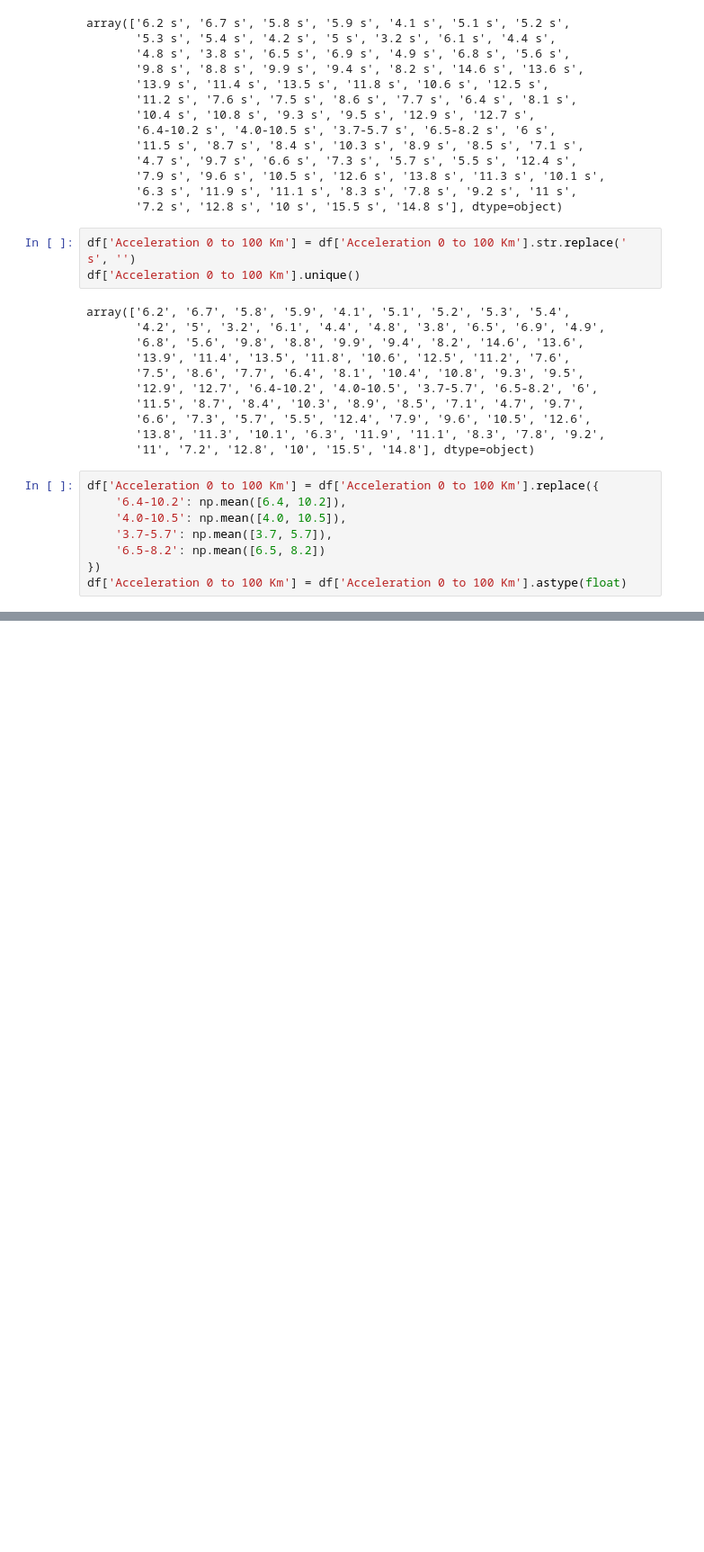
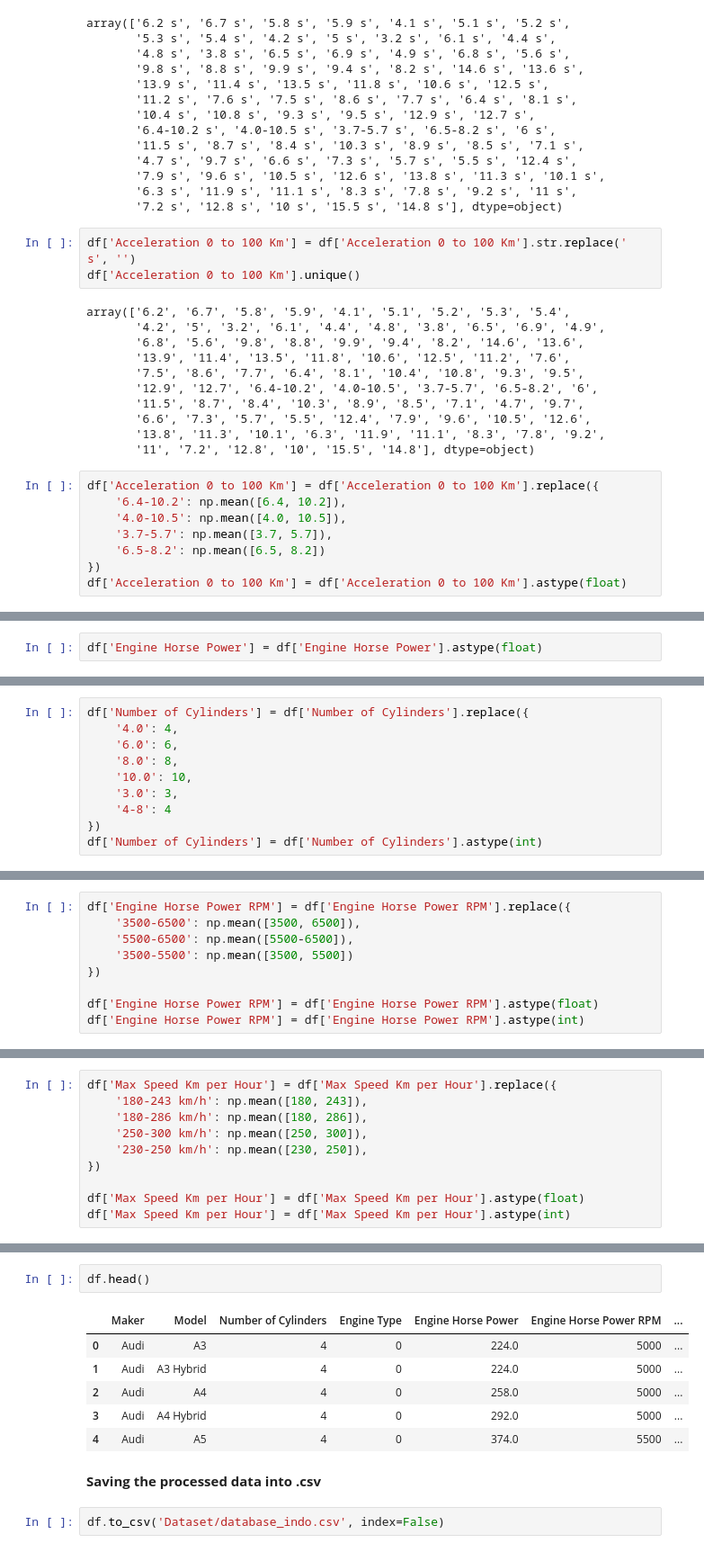
Before and after one commit to Lut-Fuel/Machine-Learning, a Jupyter notebook: Data_Indonesia.ipynb, the cells around one changed output, grey strips where cells are left out. Shown: that part at 90% size. Cells and saved outputs as stored; diff of their text form; blank space fills up the shorter version.

Commit message:
Doned all of the data processing for all columns

```diff
--- a/Data_Indonesia.ipynb
+++ b/Data_Indonesia.ipynb
@@ -419,0 +447,2 @@ df['Acceleration 0 to 100 Km'] = df['Acceleration 0 to 100 Km'].astype(float)
+# %%
+df['Engine Horse Power'] = df['Engine Horse Power'].astype(float)
@@ -419,0 +458,10 @@ df['Acceleration 0 to 100 Km'] = df['Acceleration 0 to 100 Km'].astype(float)
+# %%
+df['Number of Cylinders'] = df['Number of Cylinders'].replace({
+    '4.0': 4,
+    '6.0': 6,
+    '8.0': 8,
+    '10.0': 10,
+    '3.0': 3,
+    '4-8': 4
+})
+df['Number of Cylinders'] = df['Number of Cylinders'].astype(int)
@@ -419,0 +479,9 @@ df['Acceleration 0 to 100 Km'] = df['Acceleration 0 to 100 Km'].astype(float)
+# %%
+df['Engine Horse Power RPM'] = df['Engine Horse Power RPM'].replace({
+    '3500-6500': np.mean([3500, 6500]),
+    '5500-6500': np.mean([5500-6500]),
+    '3500-5500': np.mean([3500, 5500])
+})
+
+df['Engine Horse Power RPM'] = df['Engine Horse Power RPM'].astype(float)
+df['Engine Horse Power RPM'] = df['Engine Horse Power RPM'].astype(int)
@@ -419,0 +500,10 @@ df['Acceleration 0 to 100 Km'] = df['Acceleration 0 to 100 Km'].astype(float)
+# %%
+df['Max Speed Km per Hour'] = df['Max Speed Km per Hour'].replace({
+    '180-243 km/h': np.mean([180, 243]),
+    '180-286 km/h': np.mean([180, 286]),
+    '250-300 km/h': np.mean([250, 300]),
+    '230-250 km/h': np.mean([230, 250]),
+})
+
+df['Max Speed Km per Hour'] = df['Max Speed Km per Hour'].astype(float)
+df['Max Speed Km per Hour'] = df['Max Speed Km per Hour'].astype(int)
@@ -439,0 +539,13 @@ memory usage: 22.3+ KB
+# %%
+df.head()
+# %% [output]
+|  | Maker | Model | Number of Cylinders | Engine Type | Engine Horse Power | Engine Horse Power RPM | ... |
+| 0 | Audi | A3 | 4 | 0 | 224.0 | 5000 | ... |
+| 1 | Audi | A3 Hybrid | 4 | 0 | 224.0 | 5000 | ... |
+| 2 | Audi | A4 | 4 | 0 | 258.0 | 5000 | ... |
+| 3 | Audi | A4 Hybrid | 4 | 0 | 292.0 | 5000 | ... |
+| 4 | Audi | A5 | 4 | 0 | 374.0 | 5500 | ... |
+# %% [markdown]
+**Saving the processed data into .csv**
+# %%
+df.to_csv('Dataset/database_indo.csv', index=False)
```
Also changed, not shown: parts of 22 cells of this notebook.
